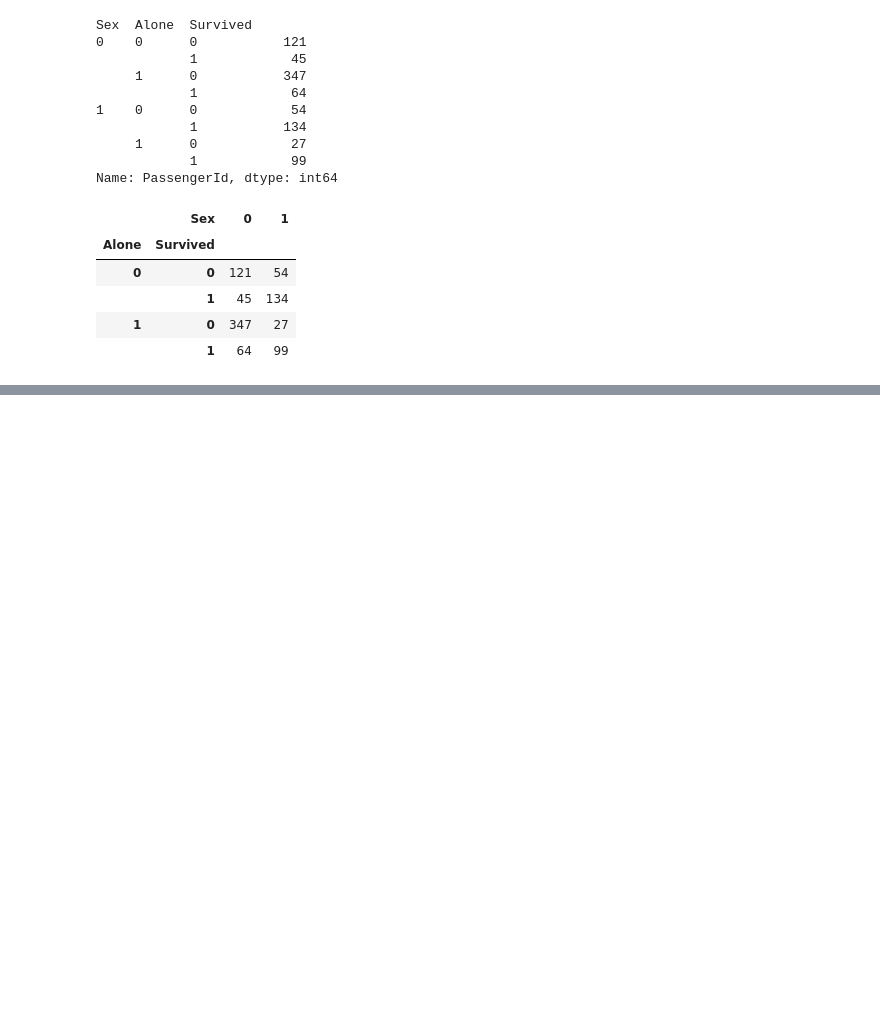
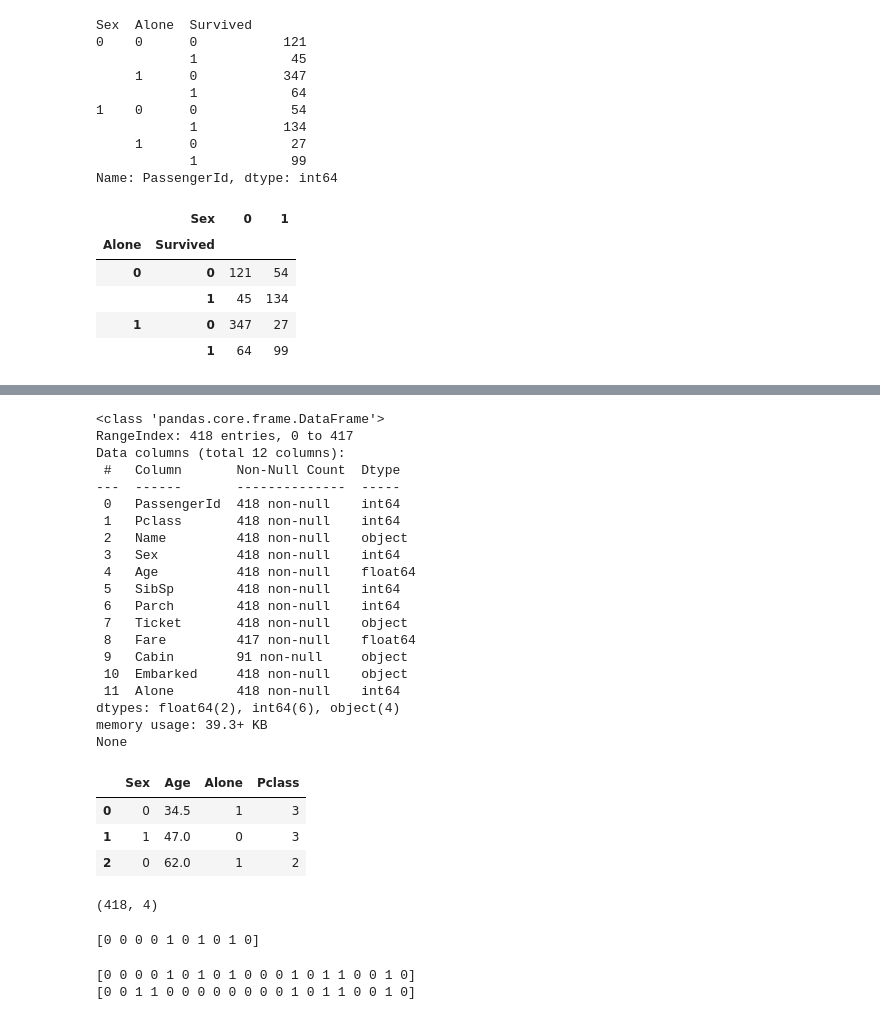
Before and after one commit to diego3008/titanic_survival, a Jupyter notebook: titanic.ipynb, the cells around one changed output, grey strips where cells are left out. Drawn from its saved outputs; the diff is of its cells as text; code cells hidden in the pictures; blank space fills up the shorter version.

```diff
--- a/titanic.ipynb
+++ b/titanic.ipynb
@@ -190,0 +253,42 @@ KeyError: ('Alone', 'Survived')
+# %%
+d = test_set['Sex']
+df = pd.DataFrame(data=d)
+df.replace({'female': 1, 'male': 0})
+test_set['Sex'] = df
+test_set['Age'] = test_set['Age'].fillna(28.0)
+test_set['Alone'] = np.where(
+    (test_set['SibSp'] == 0) & (test_set['Parch'] == 0), 1, 0
+)
+# %%
+print(test_set.info())
+test_set[features].head(3)
+# %% [output]
+<class 'pandas.core.frame.DataFrame'>
+RangeIndex: 418 entries, 0 to 417
+Data columns (total 12 columns):
+ #   Column       Non-Null Count  Dtype
+---  ------       --------------  -----
+ 0   PassengerId  418 non-null    int64
+ 1   Pclass       418 non-null    int64
+ 2   Name         418 non-null    object
+ 3   Sex          418 non-null    int64
+ 4   Age          418 non-null    float64
+ 5   SibSp        418 non-null    int64
+ 6   Parch        418 non-null    int64
+ 7   Ticket       418 non-null    object
+ 8   Fare         417 non-null    float64
+ 9   Cabin        91 non-null     object
+ 10  Embarked     418 non-null    object
+ 11  Alone        418 non-null    int64
+dtypes: float64(2), int64(6), object(4)
+memory usage: 39.3+ KB
+None
+|  | Sex | Age | Alone | Pclass |
+| 0 | 0 | 34.5 | 1 | 3 |
+| 1 | 1 | 47.0 | 0 | 3 |
+| 2 | 0 | 62.0 | 1 | 2 |
+# %%
+X_test = test_set[features]
+X_test.shape
+# %% [output]
+(418, 4)
@@ -190,0 +298,10 @@ KeyError: ('Alone', 'Survived')
+# %%
+print(Y_pred_log[0:10])
+# %% [output]
+[0 0 0 0 1 0 1 0 1 0]
+# %%
+print(Y_pred_log[0:20])
+print(Y_pred_tree[0:20])
+# %% [output]
+[0 0 0 0 1 0 1 0 1 0 0 0 1 0 1 1 0 0 1 0]
+[0 0 1 1 0 0 0 0 0 0 0 0 1 0 1 1 0 0 1 0]
```
Also changed, not shown: parts of 11 cells of this notebook.
